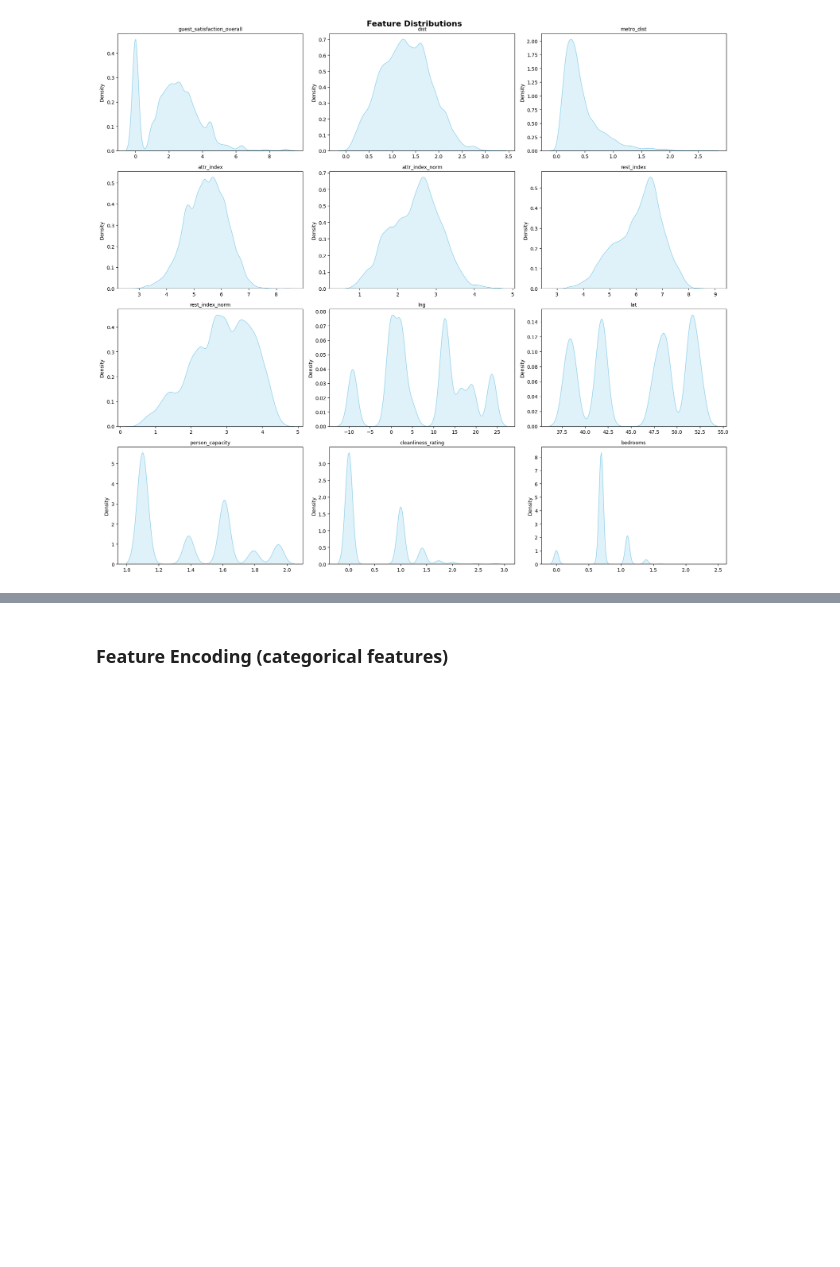
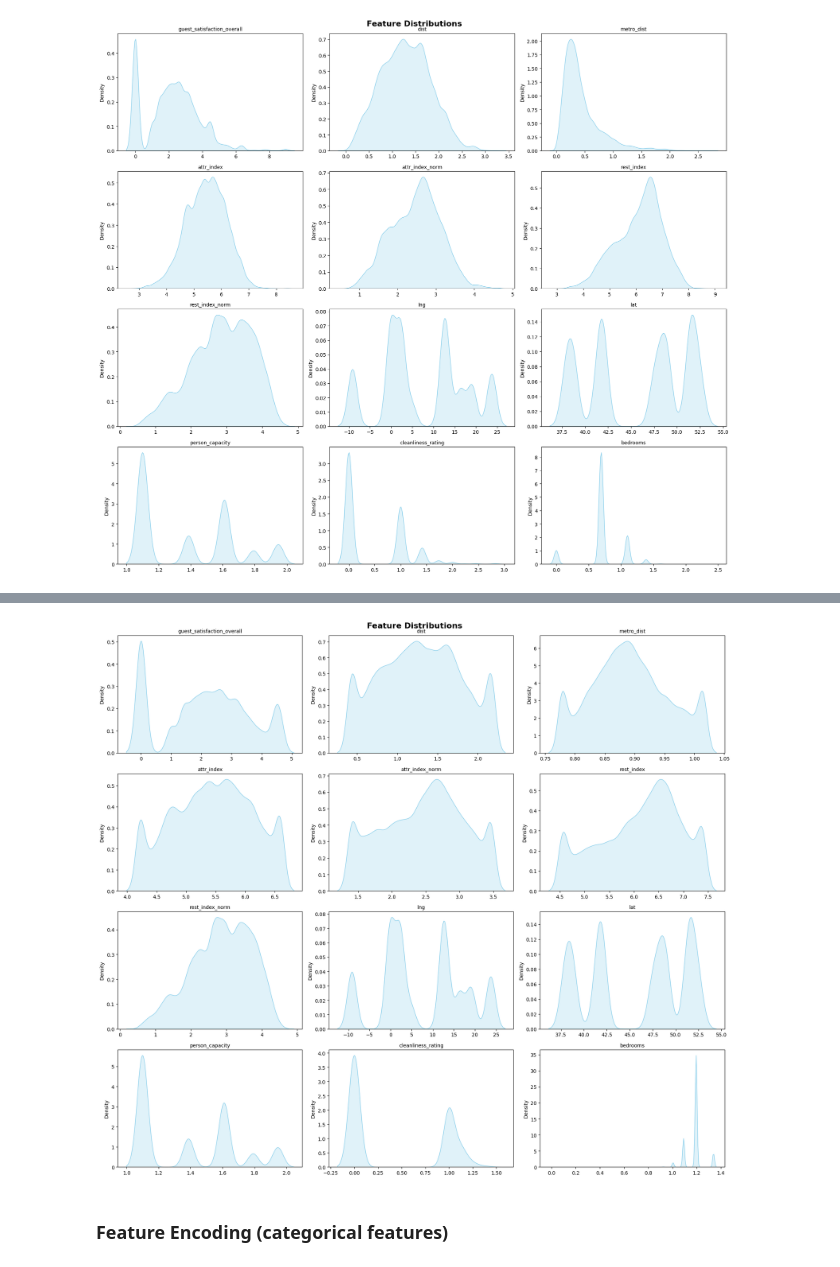
Before and after one commit to FiZufa/Final-Project-Rakamin, a Jupyter notebook: Notebooks/2_Data_Preprocessing..ipynb, the cells around one changed output, grey strips where cells are left out. Cells and saved outputs as stored; diff of their text form; code cells hidden in the pictures; blank space fills up the shorter version.

```diff
--- a/Notebooks/2_Data_Preprocessing..ipynb
+++ b/Notebooks/2_Data_Preprocessing..ipynb
@@ -334,0 +313,29 @@ visualize_num_features_dist(df_transformed, num_features)
+# %%
+df_transformed2 = df_transformed.copy()
+# %%
+k = 1.5
+
+for feature in ['metro_dist', 'guest_satisfaction_overall', 'attr_index', 'rest_index', 'attr_index_norm', 'dist']:
+    Q1 = df_transformed2[feature].quantile(0.25)
+    Q3 = df_transformed2[feature].quantile(0.75)
+    IQR = Q3 - Q1
+
+    lower_bound = Q1 - k * IQR
+    upper_bound = Q3 + k * IQR
+
+    # Option 1: Clip outliers to the bounds
+    df_transformed2[feature] = df_transformed2[feature].clip(lower=lower_bound, upper=upper_bound)
+
+    # Option 2: Remove outliers completely
+    # df_transformed = df_transformed[(df_transformed[feature] >= lower_bound) & (df_transformed[feature] <= upper_bound)]
+
+    # Print the number of clipped or removed data points
+    clipped_count = ((df_transformed2[feature] < lower_bound) | (df_transformed2[feature] > upper_bound)).sum()
+    #print(f"{feature}: {clipped_count} data points adjusted.")
+# %%
+for feature in ['metro_dist', 'guest_satisfaction_overall', 'attr_index', 'rest_index', 'attr_index_norm', 'dist']:
+    lower_quantile = df_transformed2[feature].quantile(0.05)
+    upper_quantile = df_transformed2[feature].quantile(0.95)
+
+    # Clip values outside the quantiles
+    df_transformed2[feature] = df_transformed[feature].clip(lower=lower_quantile, upper=upper_quantile)
@@ -335,3 +360,7 @@ visualize_num_features_dist(df_transformed, num_features)
+# %%
+visualize_num_features_dist(df_transformed2, num_features)
+# %% [output]
+[figure, added]
 # %% [markdown]
 ### Feature Encoding (categorical features)
 # %% [markdown]
```
Also changed, not shown: parts of 25 cells of this notebook, 3 other files.
